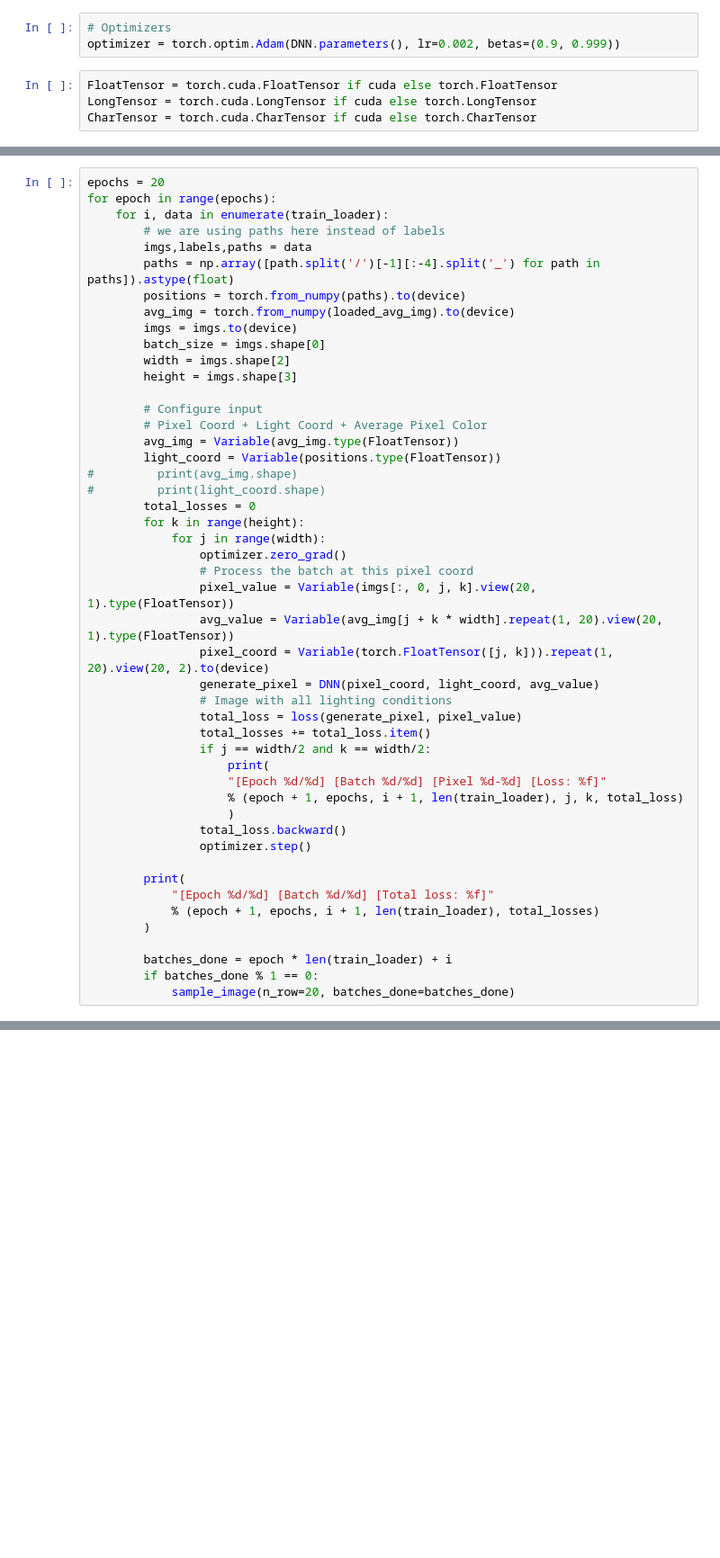
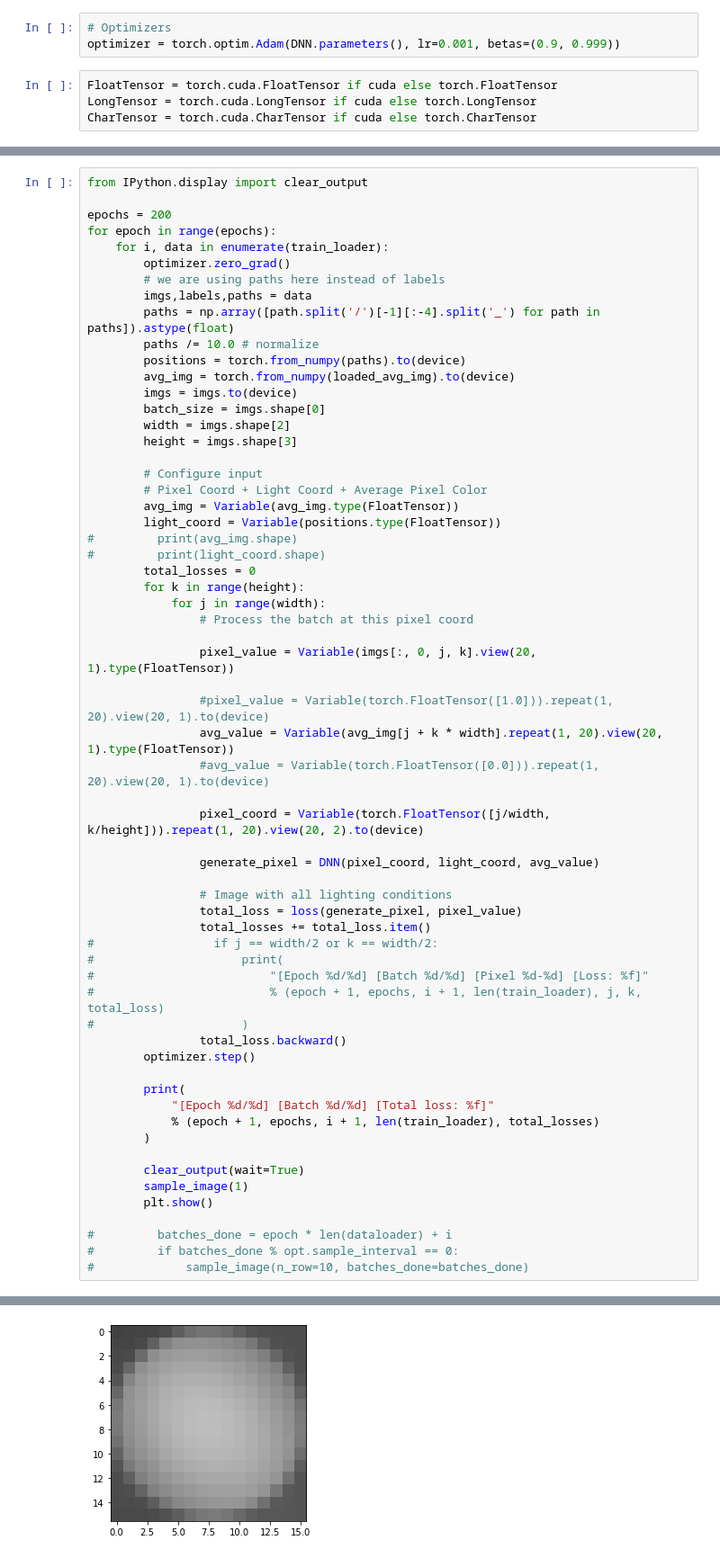
Before and after one commit to JonComo/relight, a Jupyter notebook: Relit.ipynb, the cells around one changed output, grey strips where cells are left out. Shown at 90% size. Cells and saved outputs as stored; diff of their text form; blank space fills up the shorter version.

```diff
--- a/Relit.ipynb
+++ b/Relit.ipynb
@@ -136,7 +134,7 @@ if cuda:
     loss.cuda()
 # %%
 # Optimizers
-optimizer = torch.optim.Adam(DNN.parameters(), lr=0.002, betas=(0.9, 0.999))
+optimizer = torch.optim.Adam(DNN.parameters(), lr=0.001, betas=(0.9, 0.999))
 # %%
 FloatTensor = torch.cuda.FloatTensor if cuda else torch.FloatTensor
 LongTensor = torch.cuda.LongTensor if cuda else torch.LongTensor
@@ -200,10 +248,14 @@ def sample_image(n_row, batches_done):
 # %%
-epochs = 20
+from IPython.display import clear_output
+
+epochs = 200
 for epoch in range(epochs):
     for i, data in enumerate(train_loader):
+        optimizer.zero_grad()
         # we are using paths here instead of labels
         imgs,labels,paths = data
         paths = np.array([path.split('/')[-1][:-4].split('_') for path in paths]).astype(float)
+        paths /= 10.0 # normalize
         positions = torch.from_numpy(paths).to(device)
         avg_img = torch.from_numpy(loaded_avg_img).to(device)
         imgs = imgs.to(device)
@@ -220,29 +272,39 @@ for epoch in range(epochs):
         total_losses = 0
         for k in range(height):
             for j in range(width):
-                optimizer.zero_grad()
                 # Process the batch at this pixel coord
+
                 pixel_value = Variable(imgs[:, 0, j, k].view(20, 1).type(FloatTensor))
+
+                #pixel_value = Variable(torch.FloatTensor([1.0])).repeat(1, 20).view(20, 1).to(device)
                 avg_value = Variable(avg_img[j + k * width].repeat(1, 20).view(20, 1).type(FloatTensor))
-                pixel_coord = Variable(torch.FloatTensor([j, k])).repeat(1, 20).view(20, 2).to(device)
+                #avg_value = Variable(torch.FloatTensor([0.0])).repeat(1, 20).view(20, 1).to(device)
+
+                pixel_coord = Variable(torch.FloatTensor([j/width, k/height])).repeat(1, 20).view(20, 2).to(device)
+
                 generate_pixel = DNN(pixel_coord, light_coord, avg_value)
+
                 # Image with all lighting conditions
                 total_loss = loss(generate_pixel, pixel_value)
                 total_losses += total_loss.item()
-                if j == width/2 and k == width/2:
-                    print(
-                    "[Epoch %d/%d] [Batch %d/%d] [Pixel %d-%d] [Loss: %f]"
-                    % (epoch + 1, epochs, i + 1, len(train_loader), j, k, total_loss)
-                    )
+#                 if j == width/2 or k == width/2:
+#                     print(
+#                         "[Epoch %d/%d] [Batch %d/%d] [Pixel %d-%d] [Loss: %f]"
+#                         % (epoch + 1, epochs, i + 1, len(train_loader), j, k, total_loss)
+#                     )
                 total_loss.backward()
-                optimizer.step()
+        optimizer.step()
 
         print(
             "[Epoch %d/%d] [Batch %d/%d] [Total loss: %f]"
             % (epoch + 1, epochs, i + 1, len(train_loader), total_losses)
         )
 
-        batches_done = epoch * len(train_loader) + i
-        if batches_done % 1 == 0:
-            sample_image(n_row=20, batches_done=batches_done)
+        clear_output(wait=True)
+        sample_image(1)
+        plt.show()
+
+#         batches_done = epoch * len(dataloader) + i
+#         if batches_done % opt.sample_interval == 0:
+#             sample_image(n_row=10, batches_done=batches_done)
 # %% [output]
@@ -265,0 +311 @@ for epoch in range(epochs):
+[figure, added]
```
Also changed, not shown: parts of 16 cells of this notebook.
